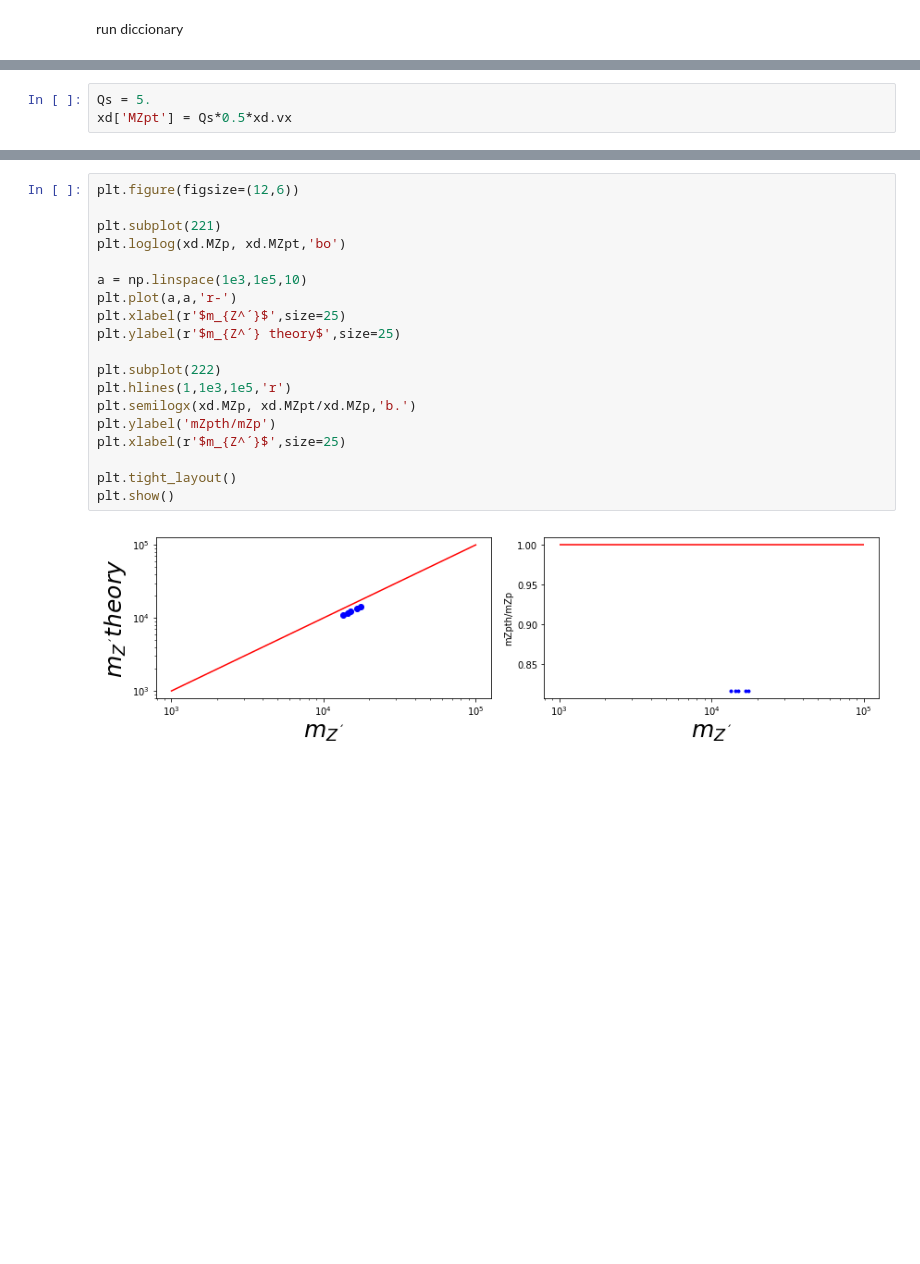
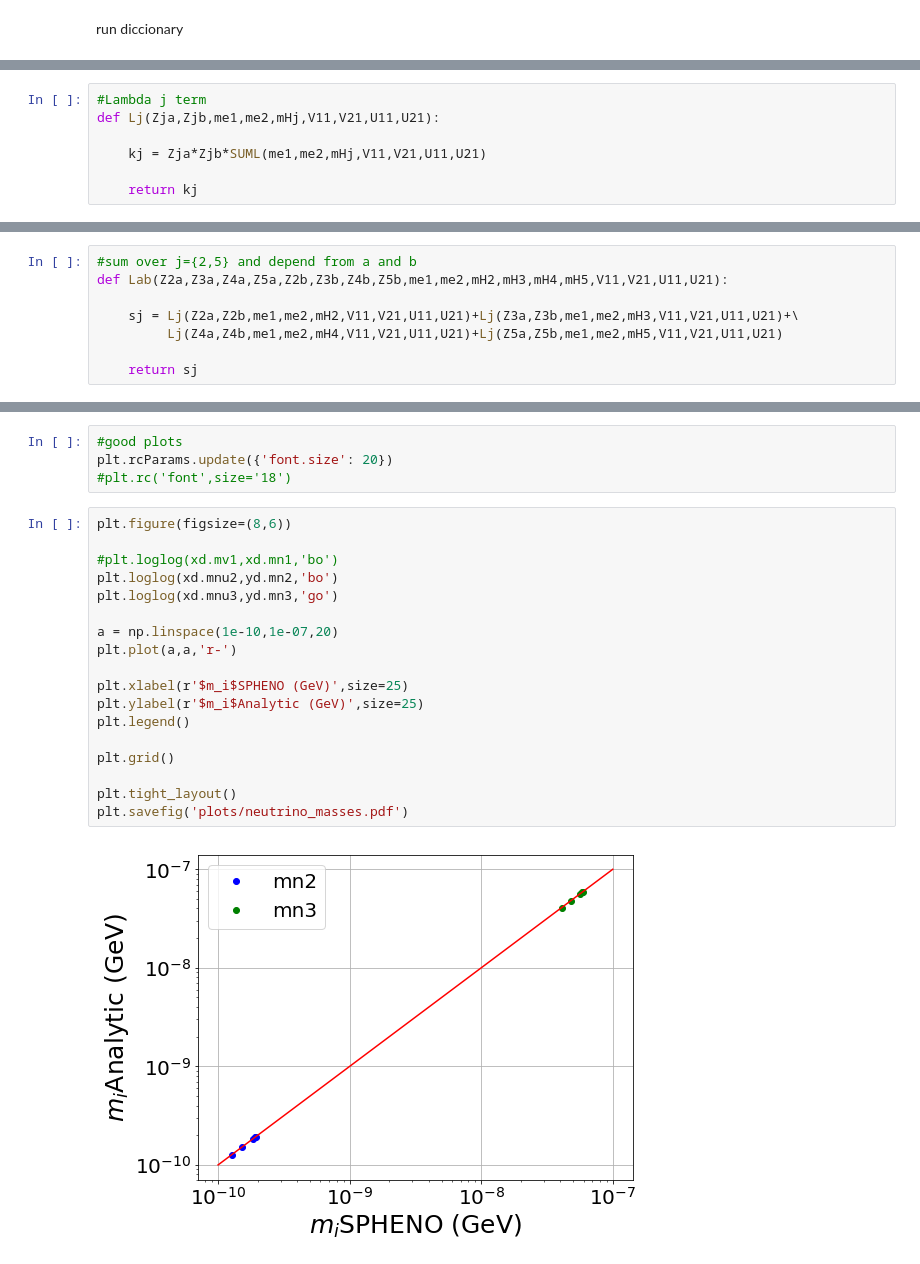
Before and after one commit to anferivera/DarkBariogenesis, a Jupyter notebook: run_U1B_model-neutrino-masses.ipynb, the cells around one changed output, grey strips where cells are left out. Cells and saved outputs as stored; diff of their text form; blank space fills up the shorter version.

Commit message:
neutrino masses working

```diff
--- a/run_U1B_model-neutrino-masses.ipynb
+++ b/run_U1B_model-neutrino-masses.ipynb
@@ -178,0 +178,7 @@ ZP55 = eval(so.split('# ZP(2,1)')[1].split()[92])
+# %%
+#Lambda j term
+def Lj(Zja,Zjb,me1,me2,mHj,V11,V21,U11,U21):
+
+    kj = Zja*Zjb*SUML(me1,me2,mHj,V11,V21,U11,U21)
+
+    return kj
@@ -178,0 +189,8 @@ ZP55 = eval(so.split('# ZP(2,1)')[1].split()[92])
+# %%
+#sum over j={2,5} and depend from a and b
+def Lab(Z2a,Z3a,Z4a,Z5a,Z2b,Z3b,Z4b,Z5b,me1,me2,mH2,mH3,mH4,mH5,V11,V21,U11,U21):
+
+    sj = Lj(Z2a,Z2b,me1,me2,mH2,V11,V21,U11,U21)+Lj(Z3a,Z3b,me1,me2,mH3,V11,V21,U11,U21)+\
+         Lj(Z4a,Z4b,me1,me2,mH4,V11,V21,U11,U21)+Lj(Z5a,Z5b,me1,me2,mH5,V11,V21,U11,U21)
+
+    return sj
@@ -214,3 +294,0 @@ M_{Z^{'}} =Q_sg^{'} v_S =  5 g^{'} v_S
-# %%
-Qs = 5.
-xd['MZpt'] = Qs*0.5*xd.vx
@@ -226,21 +340,24 @@ Name: MZpt, dtype: float64
+# %%
+#good plots
+plt.rcParams.update({'font.size': 20})
+#plt.rc('font',size='18')
 # %%
-plt.figure(figsize=(12,6))
+plt.figure(figsize=(8,6))
 
-plt.subplot(221)
-plt.loglog(xd.MZp, xd.MZpt,'bo')
+#plt.loglog(xd.mv1,xd.mn1,'bo')
+plt.loglog(xd.mnu2,yd.mn2,'bo')
+plt.loglog(xd.mnu3,yd.mn3,'go')
 
-a = np.linspace(1e3,1e5,10)
+a = np.linspace(1e-10,1e-07,20)
 plt.plot(a,a,'r-')
-plt.xlabel(r'$m_{Z^´}$',size=25)
-plt.ylabel(r'$m_{Z^´} theory$',size=25)
 
-plt.subplot(222)
-plt.hlines(1,1e3,1e5,'r')
-plt.semilogx(xd.MZp, xd.MZpt/xd.MZp,'b.')
-plt.ylabel('mZpth/mZp')
-plt.xlabel(r'$m_{Z^´}$',size=25)
+plt.xlabel(r'$m_i$SPHENO (GeV)',size=25)
+plt.ylabel(r'$m_i$Analytic (GeV)',size=25)
+plt.legend()
+
+plt.grid()
 
 plt.tight_layout()
-plt.show()
+plt.savefig('plots/neutrino_masses.pdf')
 # %% [output]
-[figure, old version]
+[figure, new version]
```
Also changed, not shown: parts of 25 cells of this notebook, 13 other files.
